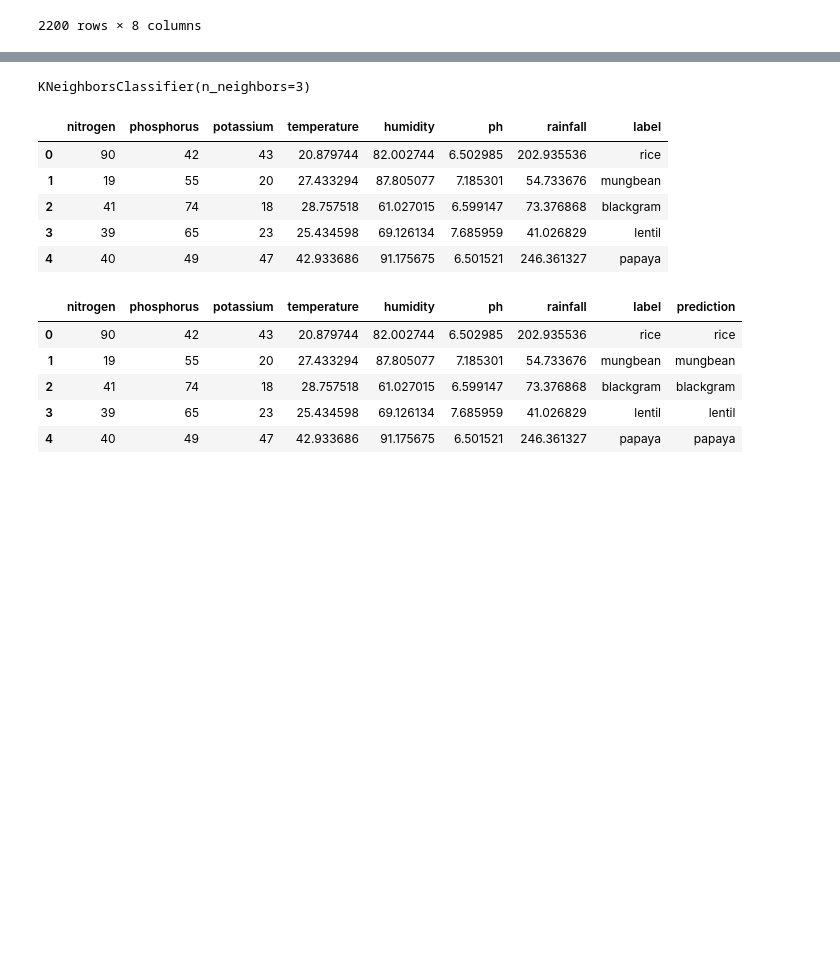
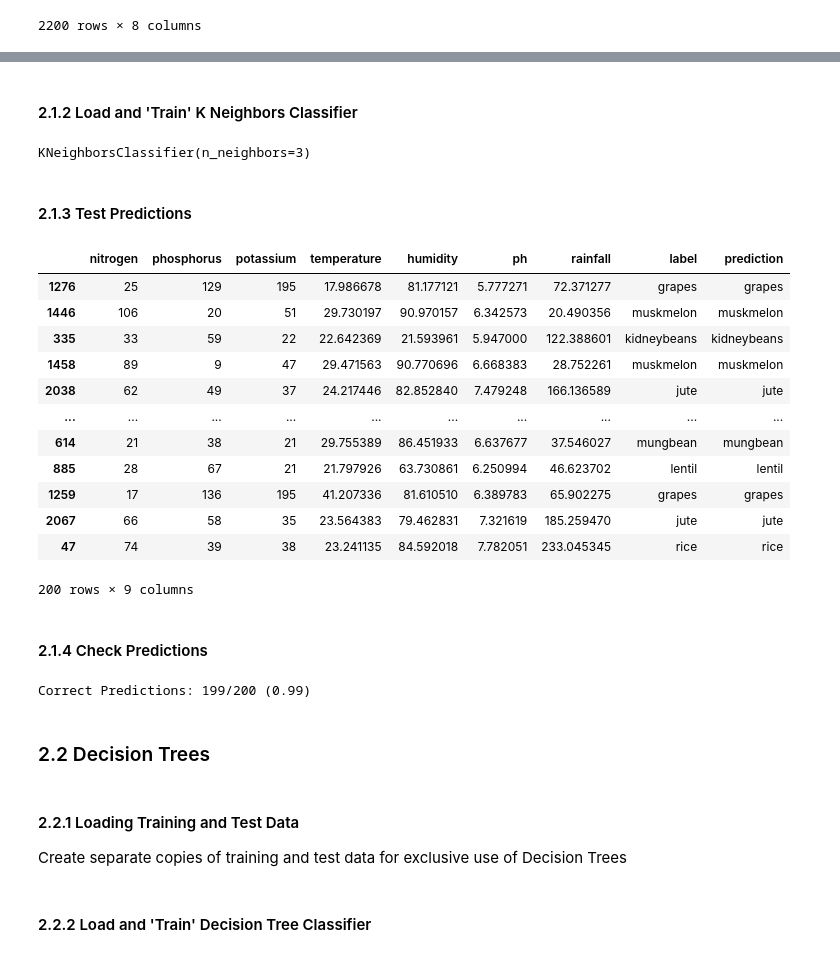
Before and after one commit to jm55/DLSU-Intelligent-Systems, a Jupyter notebook: Machine Learning/notebook.ipynb, the cells around one changed output, grey strips where cells are left out. Drawn from its saved outputs; the diff is of its cells as text; code cells hidden in the pictures; blank space fills up the shorter version.

```diff
--- a/Machine Learning/notebook.ipynb
+++ b/Machine Learning/notebook.ipynb
@@ -26,0 +64,3 @@ crops_df
+# %%
+FEATURES = crops_df.keys().tolist()[0:-1]
+FEATURES
@@ -26,0 +92,4 @@ crops_df
+# %%
+random_seed = 1 #Prevents the test_data from being 'too random' on different runtimes.
+test_data = crops_df.sample(n=200, random_state=random_seed)
+training_data = pd.concat([crops_df,test_data]).drop_duplicates(keep=False)
@@ -27,35 +106,54 @@ crops_df
+# %%
+#Load training data
+kn_training = training_data
+
+# Load test data
+kn_test = test_data
+# %% [markdown]
+#### 2.1.2 Load and 'Train' K Neighbors Classifier
 # %%
-# K Neighbour Clustering
+# Using the features, define what type of crop it is
+x = kn_training[FEATURES].copy()
+y = kn_training['label']
 
-# Using the features, define what type of crop it is
-FEATURES = ['nitrogen', 'phosphorus', 'potassium', 'temperature', 'humidity','ph','rainfall']
-x = crops_df[FEATURES].copy()
-y = crops_df['label']
-
-knn = KNeighborsClassifier(n_neighbors=3)
+knn = KNeighborsClassifier(n_neighbors=3) #Uses number of labels
 knn.fit(x,y)
 # %% [output]
 KNeighborsClassifier(n_neighbors=3)
-# %%
-# Load test data
-test_data = pd.read_csv('Test_data.csv')
-test_data
-# %% [output]
-|  | nitrogen | phosphorus | potassium | temperature | humidity | ph | rainfall | label |
-| 0 | 90 | 42 | 43 | 20.879744 | 82.002744 | 6.502985 | 202.935536 | rice |
-| 1 | 19 | 55 | 20 | 27.433294 | 87.805077 | 7.185301 | 54.733676 | mungbean |
-| 2 | 41 | 74 | 18 | 28.757518 | 61.027015 | 6.599147 | 73.376868 | blackgram |
-| 3 | 39 | 65 | 23 | 25.434598 | 69.126134 | 7.685959 | 41.026829 | lentil |
-| 4 | 40 | 49 | 47 | 42.933686 | 91.175675 | 6.501521 | 246.361327 | papaya |
+# %% [markdown]
+#### 2.1.3 Test Predictions
 # %%
 # The prediction column shows the prediction of the K Neighbor algo
-test_data['prediction'] = knn.predict(test_data[FEATURES])
-
-test_data
+kn_test['prediction'] = knn.predict(kn_test[FEATURES])
+kn_test
 # %% [output]
 |  | nitrogen | phosphorus | potassium | temperature | humidity | ph | rainfall | label | prediction |
-| 0 | 90 | 42 | 43 | 20.879744 | 82.002744 | 6.502985 | 202.935536 | rice | rice |
-| 1 | 19 | 55 | 20 | 27.433294 | 87.805077 | 7.185301 | 54.733676 | mungbean | mungbean |
-| 2 | 41 | 74 | 18 | 28.757518 | 61.027015 | 6.599147 | 73.376868 | blackgram | blackgram |
-| 3 | 39 | 65 | 23 | 25.434598 | 69.126134 | 7.685959 | 41.026829 | lentil | lentil |
-| 4 | 40 | 49 | 47 | 42.933686 | 91.175675 | 6.501521 | 246.361327 | papaya | papaya |
+| 1276 | 25 | 129 | 195 | 17.986678 | 81.177121 | 5.777271 | 72.371277 | grapes | grapes |
+| 1446 | 106 | 20 | 51 | 29.730197 | 90.970157 | 6.342573 | 20.490356 | muskmelon | muskmelon |
+| 335 | 33 | 59 | 22 | 22.642369 | 21.593961 | 5.947000 | 122.388601 | kidneybeans | kidneybeans |
+| 1458 | 89 | 9 | 47 | 29.471563 | 90.770696 | 6.668383 | 28.752261 | muskmelon | muskmelon |
+| 2038 | 62 | 49 | 37 | 24.217446 | 82.852840 | 7.479248 | 166.136589 | jute | jute |
+| ... | ... | ... | ... | ... | ... | ... | ... | ... | ... |
+| 614 | 21 | 38 | 21 | 29.755389 | 86.451933 | 6.637677 | 37.546027 | mungbean | mungbean |
+| 885 | 28 | 67 | 21 | 21.797926 | 63.730861 | 6.250994 | 46.623702 | lentil | lentil |
+| 1259 | 17 | 136 | 195 | 41.207336 | 81.610510 | 6.389783 | 65.902275 | grapes | grapes |
+| 2067 | 66 | 58 | 35 | 23.564383 | 79.462831 | 7.321619 | 185.259470 | jute | jute |
+| 47 | 74 | 39 | 38 | 23.241135 | 84.592018 | 7.782051 | 233.045345 | rice | rice |
+200 rows × 9 columns
+# %% [markdown]
+#### 2.1.4 Check Predictions
+# %%
+#Count the number of correctly labelled predictions
+count = 0
+for index, row in kn_test.iterrows():
+    if row['label'] == row['prediction']:
+        count += 1
+print("Correct Predictions: {count:d}/{total:d} ({rate:.2f})".format(count=count, total=len(kn_test), rate=count/len(kn_test)))
+# %% [output]
+Correct Predictions: 199/200 (0.99)
+# %% [markdown]
+### 2.2 Decision Trees
+# %% [markdown]
+#### 2.2.1 Loading Training and Test Data
+
+Create separate copies of training and test data for exclusive use of Decision Trees
@@ -62,2 +163,4 @@ test_data
+# %% [markdown]
+#### 2.2.2 Load and 'Train' Decision Tree Classifier
 # %%
 # Descision Trees
```
Also changed, not shown: parts of 22 cells of this notebook, 6 other files.
